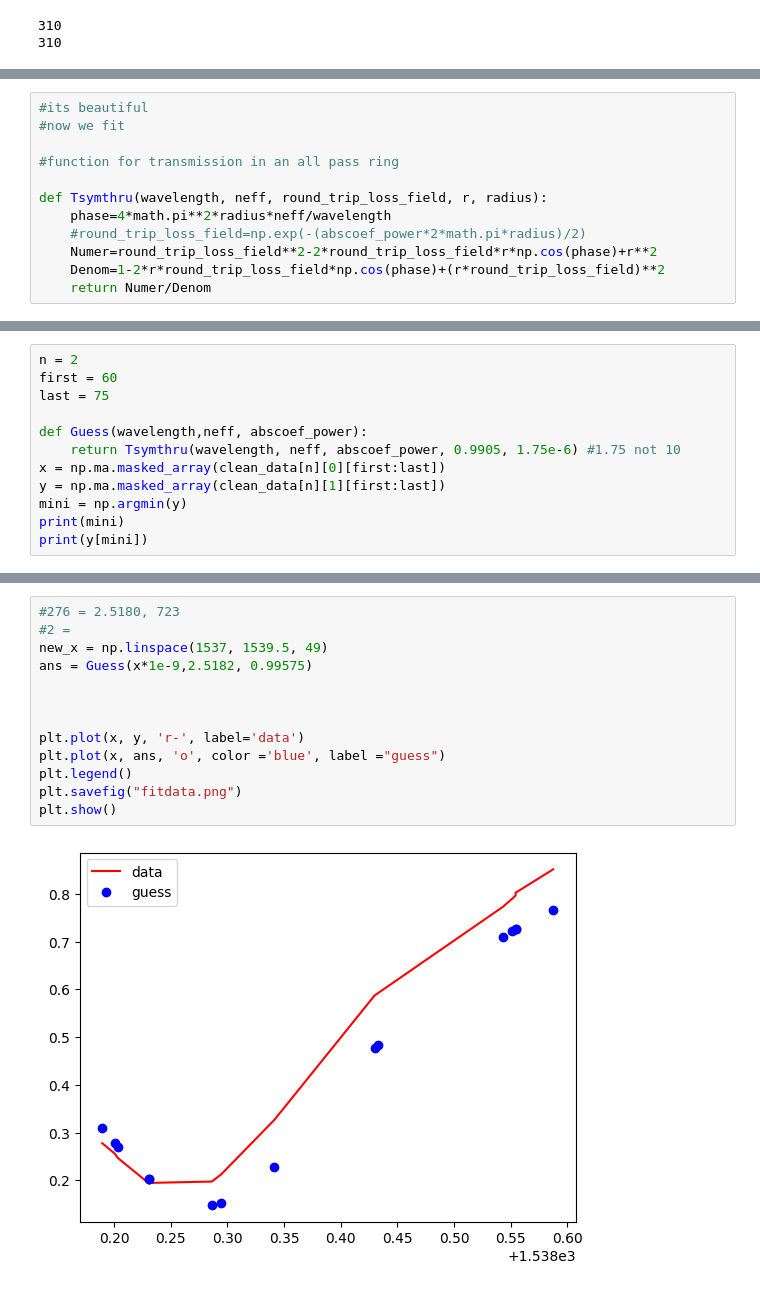
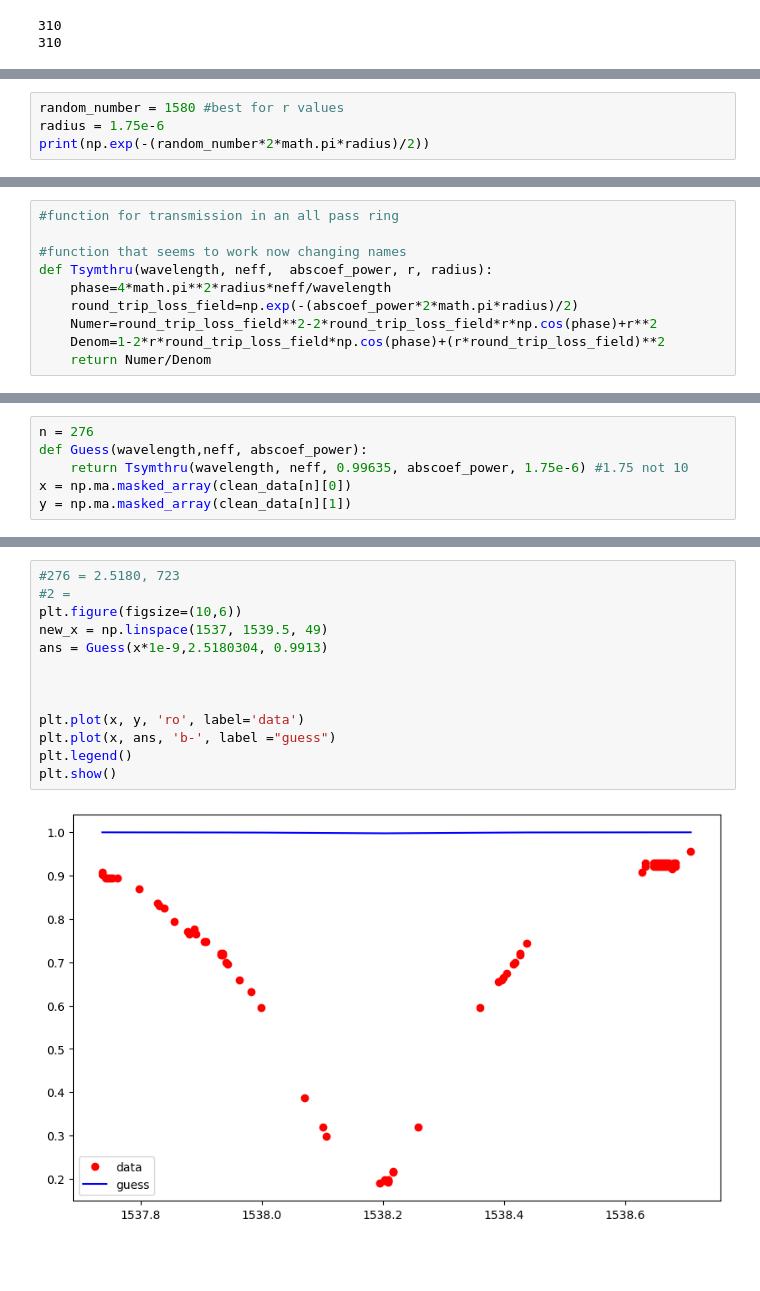
Before and after one commit to madelynnjm/Updated_Thesis, a Jupyter notebook: Gehl/RT/fit.ipynb, the cells around one changed output, grey strips where cells are left out. Saved outputs shown, nothing was run; the diff lists cells and outputs as text; blank space fills up the shorter version.

```diff
--- a/Gehl/RT/fit.ipynb
+++ b/Gehl/RT/fit.ipynb
@@ -73,0 +41,4 @@ No artists with labels found to put in legend.  Note that artists whose label st
+# %%
+random_number = 1580 #best for r values
+radius = 1.75e-6
+print(np.exp(-(random_number*2*math.pi*radius)/2))
@@ -74,12 +47,10 @@ No artists with labels found to put in legend.  Note that artists whose label st
 # %%
-#its beautiful
-#now we fit
-
 #function for transmission in an all pass ring
 
-def Tsymthru(wavelength, neff, round_trip_loss_field, r, radius):
+#function that seems to work now changing names
+def Tsymthru(wavelength, neff,  abscoef_power, r, radius):
     phase=4*math.pi**2*radius*neff/wavelength
-    #round_trip_loss_field=np.exp(-(abscoef_power*2*math.pi*radius)/2)
+    round_trip_loss_field=np.exp(-(abscoef_power*2*math.pi*radius)/2)
     Numer=round_trip_loss_field**2-2*round_trip_loss_field*r*np.cos(phase)+r**2
     Denom=1-2*r*round_trip_loss_field*np.cos(phase)+(r*round_trip_loss_field)**2
     return Numer/Denom
@@ -95,12 +98,6 @@ def Tsymthru(wavelength, neff, round_trip_loss_field, r, radius):
 # %%
-n = 2
-first = 60
-last = 75
-
+n = 276
 def Guess(wavelength,neff, abscoef_power):
-    return Tsymthru(wavelength, neff, abscoef_power, 0.9905, 1.75e-6) #1.75 not 10
-x = np.ma.masked_array(clean_data[n][0][first:last])
-y = np.ma.masked_array(clean_data[n][1][first:last])
-mini = np.argmin(y)
-print(mini)
-print(y[mini])
+    return Tsymthru(wavelength, neff, 0.99635, abscoef_power, 1.75e-6) #1.75 not 10
+x = np.ma.masked_array(clean_data[n][0])
+y = np.ma.masked_array(clean_data[n][1])
@@ -110,17 +104,17 @@ print(y[mini])
 # %%
 #276 = 2.5180, 723
 #2 =
+plt.figure(figsize=(10,6))
 new_x = np.linspace(1537, 1539.5, 49)
-ans = Guess(x*1e-9,2.5182, 0.99575)
+ans = Guess(x*1e-9,2.5180304, 0.9913)
 
 
 
-plt.plot(x, y, 'r-', label='data')
-plt.plot(x, ans, 'o', color ='blue', label ="guess")
+plt.plot(x, y, 'ro', label='data')
+plt.plot(x, ans, 'b-', label ="guess")
 plt.legend()
-plt.savefig("fitdata.png")
 plt.show()
 # %% [output]
-[figure, old version]
+[figure, new version]
 # %%
 fit_params_arr=np.zeros([len(y)+1,2])
```
Also changed, not shown: parts of 28 cells of this notebook, 38 other files.
